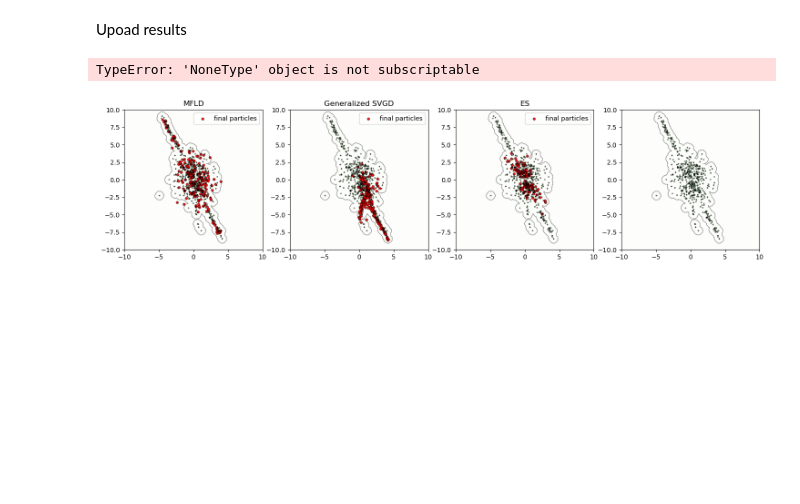
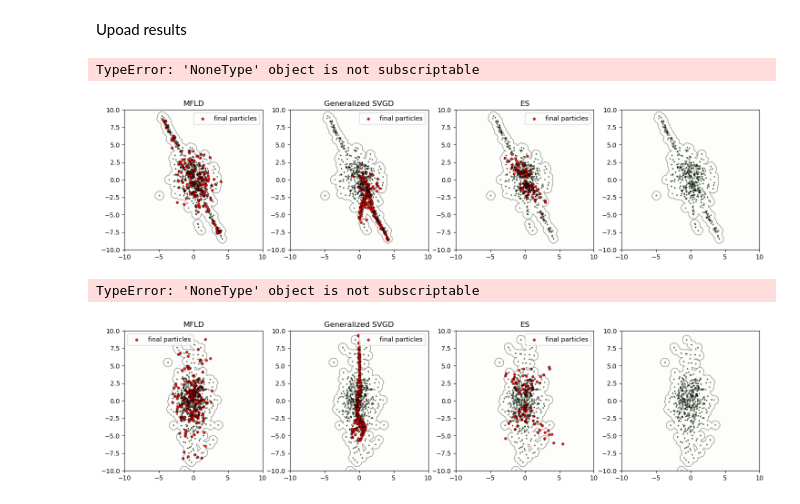
Before and after one commit to congyewang/kgd-code, a Jupyter notebook: figure-2.ipynb, the cells around one changed output. Cells and saved outputs as stored; diff of their text form; code cells hidden in the pictures; blank space fills up the shorter version.

```diff
--- a/figure-2.ipynb
+++ b/figure-2.ipynb
@@ -365,7 +365,7 @@ def q_0(x):
 def esp_forward(X, z):
     E = jnp.mean(jit(vmap(lambda x : model.apply(unravel_fn(x), z)))(X))
     return E
-gamma = 100
+gamma = 1000
 def L(X):
     n = len(X)
     Esp_forward = vmap(lambda z: esp_forward(X, z))(Z)
@@ -441,6 +441,7 @@ T = 10000
 n = 200
 eta = 1e-4
 
+MFLD = MeanFieldLangevinDynamics(q_0,L,k)
 
 key_init = random.PRNGKey(200)
 key = random.PRNGKey(300)
@@ -566,3 +568,70 @@ plt.show()
 # %% [output]
 TypeError: 'NoneType' object is not subscriptable
 [figure]
+# %%
+def kde_mfld_dim34(x):
+    X = results_NN["MFLD REF"]["X_fin"][:,2:]
+    n = X.shape[0]
+    #print(X.shape)
+    h = 1.0 / jnp.sqrt(n)
+
+    diff = (X - x) / h
+    sq_dist = jnp.sum(diff**2, axis=1)
+
+    norm_const = 1.0 / (n * (2 * jnp.pi)**(X.shape[1] / 2) * h**X.shape[1])
+
+    density = norm_const * jnp.sum(jnp.exp(-0.5 * sq_dist))
+    return density
+
+mean = jnp.zeros(2)
+cov = jnp.eye(2) * 2.0
+
+x = jnp.linspace(-10, 10, 200)
+y = jnp.linspace(-10, 10, 200)
+X, Y = jnp.meshgrid(x, y)
+Z = jnp.array([[kde_mfld_dim34(jnp.array([x, y])) for x in x] for y in y])
+
+fig, axes = plt.subplots(1, 4, figsize=(18, 4))
+
+for ind, expe in enumerate(list(results_NN.keys())[1:]):
+
+    # Fond dégradé avec transparence
+    cf = axes[ind].contourf(
+        X, Y, Z,
+        levels=100,          # plus de niveaux pour un dégradé lisse
+        cmap='GnBu',
+        alpha=0.2     # transparence du fond
+    )
+
+    # Lignes de contour par-dessus
+    axes[ind].contour(
+        X, Y, Z,
+        levels=10,
+        colors='black',
+        linewidths=0.8,
+        alpha=0.5
+    )
+
+    # Points très contrastés
+    axes[ind].scatter(
+        results_NN_loaded[expe]["X_fin"][:, 2],
+        results_NN_loaded[expe]["X_fin"][:, 3],
+        label="final particles",
+        c='red',
+        edgecolor='black',
+        linewidth=0.5,
+        s=15,
+        alpha=0.9
+    )
+
+    # axes[ind].set_xlim(-5, 5)
+    # axes[ind].set_ylim(-5, 5)
+    axes[ind].set_title(expe)
+    axes[ind].legend()
+
+plt.tight_layout()
+plt.show()
+plt.title("dim 3 and 4")
+# %% [output]
+TypeError: 'NoneType' object is not subscriptable
+[figure, added]
```
Also changed, not shown: parts of 1 cell of this notebook, 6 other files.
